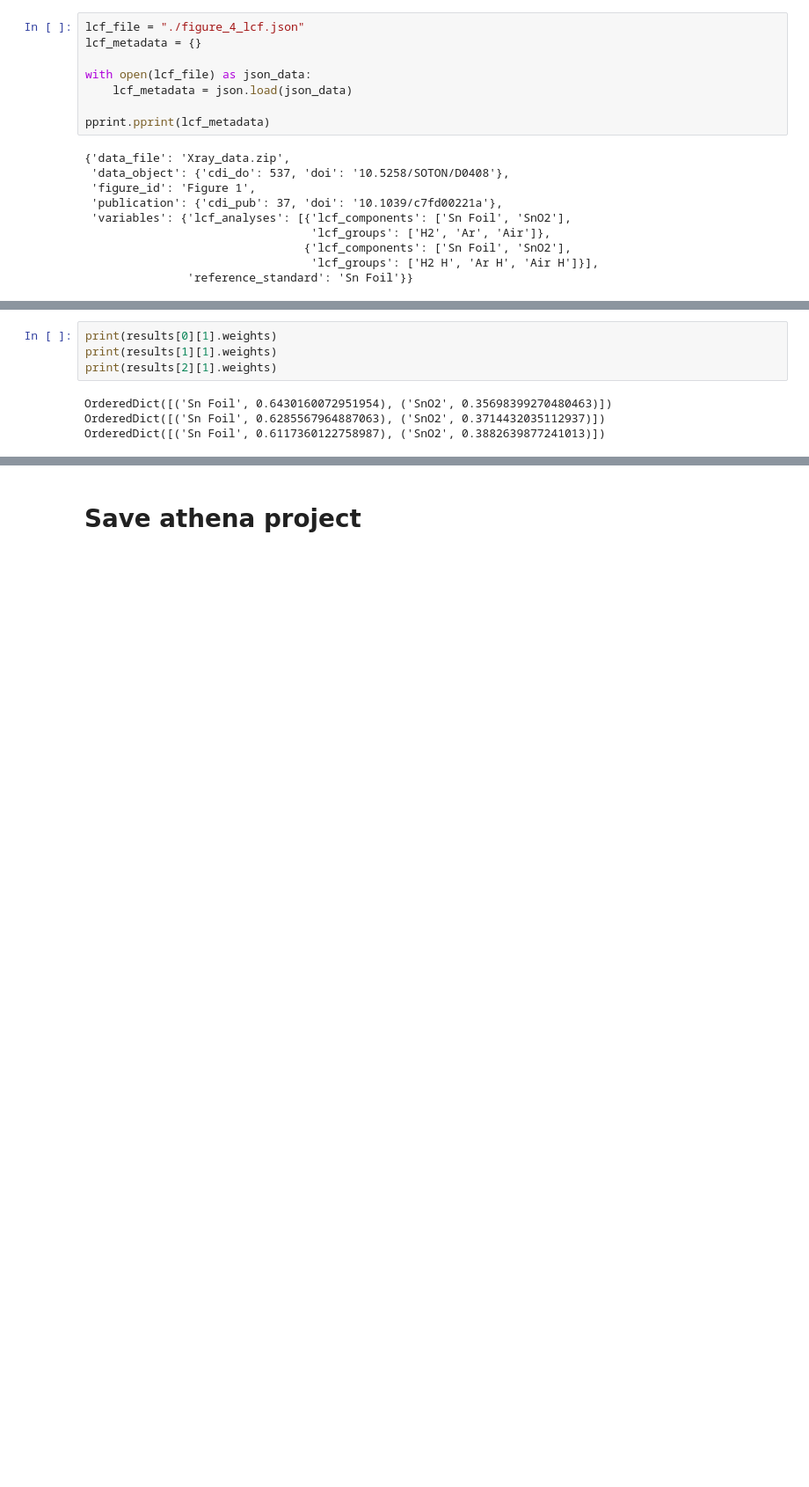
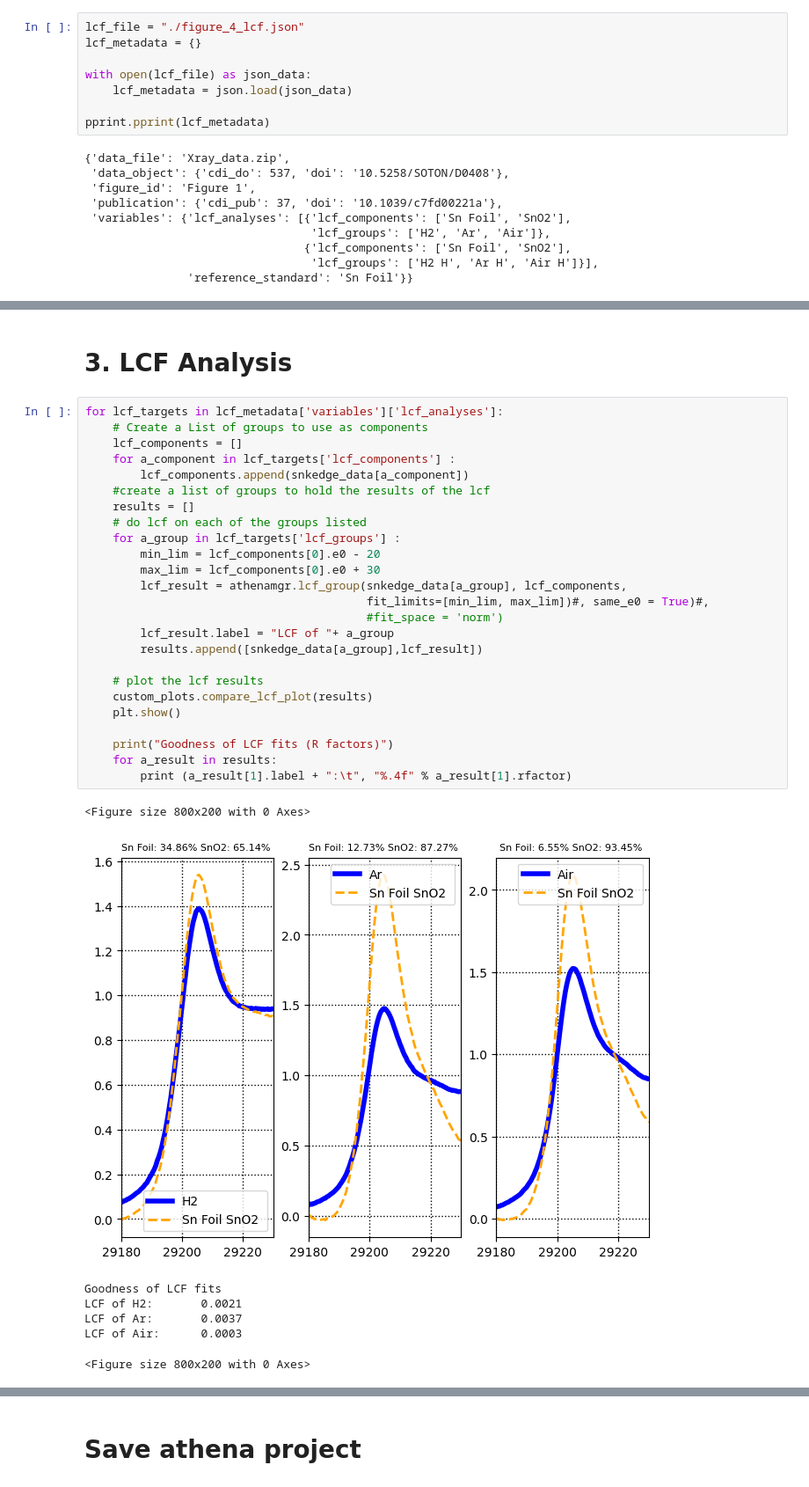
Before and after one commit to scman1/psdi_webinar, a Jupyter notebook: e03_LCF/LCF_Analysis.ipynb, the cells around one changed output, grey strips where cells are left out. Shown at 88% size. Drawn from its saved outputs; the diff is of its cells as text; blank space fills up the shorter version.

```diff
--- a/e03_LCF/LCF_Analysis.ipynb
+++ b/e03_LCF/LCF_Analysis.ipynb
@@ -164,8 +134,35 @@ for lcf_targets in lcf_metadata['variables']['lcf_analyses']:
-# %%
-print(results[0][1].weights)
-print(results[1][1].weights)
-print(results[2][1].weights)
-# %% [output]
-OrderedDict([('Sn Foil', 0.6430160072951954), ('SnO2', 0.35698399270480463)])
-OrderedDict([('Sn Foil', 0.6285567964887063), ('SnO2', 0.3714432035112937)])
-OrderedDict([('Sn Foil', 0.6117360122758987), ('SnO2', 0.3882639877241013)])
+# %% [markdown]
+# 3. LCF Analysis
+# %%
+for lcf_targets in lcf_metadata['variables']['lcf_analyses']:
+    # Create a List of groups to use as components
+    lcf_components = []
+    for a_component in lcf_targets['lcf_components'] :
+        lcf_components.append(snkedge_data[a_component])
+    #create a list of groups to hold the results of the lcf
+    results = []
+    # do lcf on each of the groups listed
+    for a_group in lcf_targets['lcf_groups'] :
+        min_lim = lcf_components[0].e0 - 20
+        max_lim = lcf_components[0].e0 + 30
+        lcf_result = athenamgr.lcf_group(snkedge_data[a_group], lcf_components,
+                                         fit_limits=[min_lim, max_lim])#, same_e0 = True)#,
+                                         #fit_space = 'norm')
+        lcf_result.label = "LCF of "+ a_group
+        results.append([snkedge_data[a_group],lcf_result])
+
+    # plot the lcf results
+    custom_plots.compare_lcf_plot(results)
+    plt.show()
+
+    print("Goodness of LCF fits (R factors)")
+    for a_result in results:
+        print (a_result[1].label + ":\t", "%.4f" % a_result[1].rfactor)
+# %% [output]
+<Figure size 800x200 with 0 Axes>
+[figure, added]
+Goodness of LCF fits
+LCF of H2:       0.0021
+LCF of Ar:       0.0037
+LCF of Air:      0.0003
+<Figure size 800x200 with 0 Axes>
```
Also changed, not shown: parts of 6 cells of this notebook, 3 other files.
